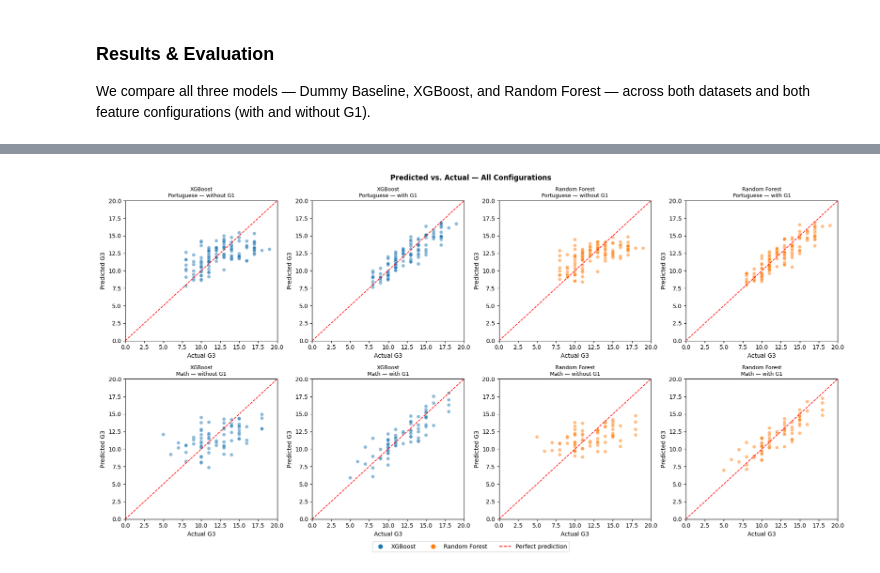
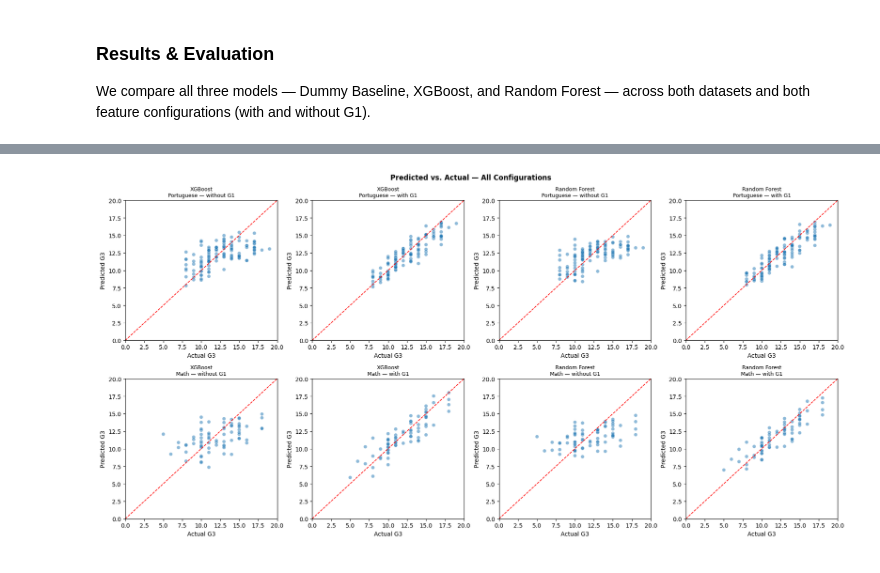
Before and after one commit to samuelburger27/Student-Performance-I, a Jupyter notebook: Project_student_performance_I.ipynb, the cells around one changed output, grey strips where cells are left out. Saved outputs shown, nothing was run; the diff lists cells and outputs as text; code cells hidden in the pictures.

Commit message:
Result plots fixed

```diff
--- a/Project_student_performance_I.ipynb
+++ b/Project_student_performance_I.ipynb
@@ -711,33 +684,32 @@ pred_df = pd.DataFrame(pred_records)
 # %%
-palette = {"XGBoost": "#1f77b4", "Random Forest": "#ff7f0e"}
+fig, axes = plt.subplots(2, 4, figsize=(18, 9))
 
-fig, axes = plt.subplots(2, 4, figsize=(18, 9))
+configs_grid = [
+    (xgb_port,    "XGBoost",       "Portuguese", "without G1", port_data.drop(columns=["G1"])),
+    (xgb_port_g1, "XGBoost",       "Portuguese", "with G1",    port_data),
+    (rf_port,     "Random Forest", "Portuguese", "without G1", port_data.drop(columns=["G1"])),
+    (rf_port_g1,  "Random Forest", "Portuguese", "with G1",    port_data),
+    (xgb_math,    "XGBoost",       "Math",       "without G1", math_data.drop(columns=["G1"])),
+    (xgb_math_g1, "XGBoost",       "Math",       "with G1",    math_data),
+    (rf_math,     "Random Forest", "Math",       "without G1", math_data.drop(columns=["G1"])),
+    (rf_math_g1,  "Random Forest", "Math",       "with G1",    math_data),
+]
 
 for ax, (model, model_name, dataset, g1_config, df) in zip(axes.flatten(), configs_grid):
     X = df.drop(columns=["G3"])
     y = df["G3"]
     _, X_test, _, y_test = train_test_split(X, y, test_size=0.2, random_state=42)
     preds = model.predict(X_test)
 
     subset = pd.DataFrame({"Actual G3": y_test, "Predicted G3": preds, "Model": model_name})
-    sns.scatterplot(data=subset, x="Actual G3", y="Predicted G3",
-                    hue="Model", palette=palette, alpha=0.5, ax=ax, legend=False)
+    sns.scatterplot(data=subset, x="Actual G3", y="Predicted G3", hue="Model", alpha=0.5, ax=ax, legend=False)
     ax.plot([0, 20], [0, 20], "r--", linewidth=1.2)
     ax.set_title(f"{model_name}\n{dataset} — {g1_config}", fontsize=9)
     ax.set_xlim(0, 20)
     ax.set_ylim(0, 20)
 
-# sdílená legenda pro celý figure
-from matplotlib.lines import Line2D
-legend_elements = [
-    Line2D([0], [0], marker="o", color="w", markerfacecolor=palette["XGBoost"],       markersize=9, label="XGBoost"),
-    Line2D([0], [0], marker="o", color="w", markerfacecolor=palette["Random Forest"], markersize=9, label="Random Forest"),
-    Line2D([0], [0], color="red", linestyle="--", label="Perfect prediction"),
-]
-fig.legend(handles=legend_elements, loc="lower center", ncol=3, bbox_to_anchor=(0.5, -0.03))
-
 fig.suptitle("Predicted vs. Actual — All Configurations", fontweight="bold")
 plt.tight_layout()
 plt.show()
 # %% [output]
-[figure, old version]
+[figure, new version]
```
Also changed, not shown: parts of 8 cells of this notebook.
